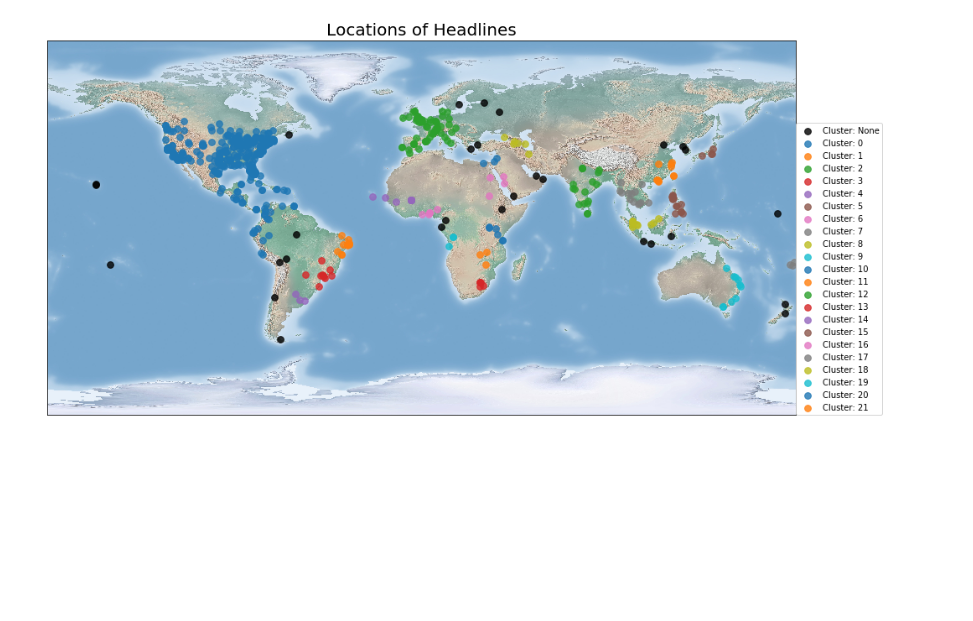
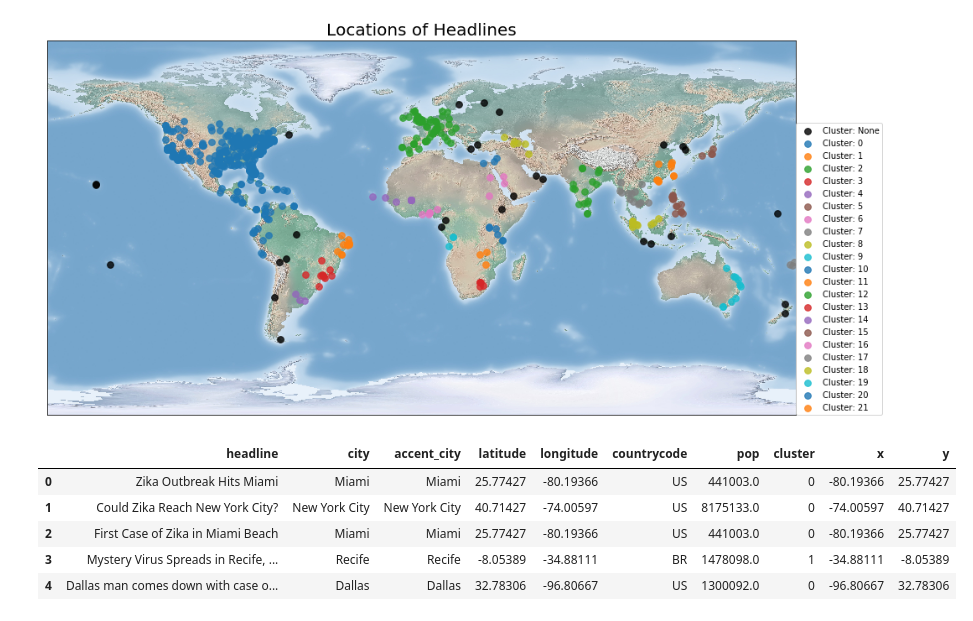
Before and after one commit to liuxiangfeng/discovering-disease-outbreaks, a Jupyter notebook: 3_Clustering_Headlines_on_Location.ipynb, the cells around one changed output. Cells and saved outputs as stored; diff of their text form; code cells hidden in the pictures; blank space fills up the shorter version.

```diff
--- a/3_Clustering_Headlines_on_Location.ipynb
+++ b/3_Clustering_Headlines_on_Location.ipynb
@@ -133,3 +133,12 @@ plot_clusters(loc_data)
 plt.savefig('./figs/DBSCAN_manhattan_clustering_map.png')
 # %% [output]
 [figure]
+# %%
+loc_data.head()
+# %% [output]
+|  | headline | city | accent_city | latitude | longitude | countrycode | pop | cluster | x | y |
+| 0 | Zika Outbreak Hits Miami | Miami | Miami | 25.77427 | -80.19366 | US | 441003.0 | 0 | -80.19366 | 25.77427 |
+| 1 | Could Zika Reach New York City? | New York City | New York City | 40.71427 | -74.00597 | US | 8175133.0 | 0 | -74.00597 | 40.71427 |
+| 2 | First Case of Zika in Miami Beach | Miami | Miami | 25.77427 | -80.19366 | US | 441003.0 | 0 | -80.19366 | 25.77427 |
+| 3 | Mystery Virus Spreads in Recife, ... | Recife | Recife | -8.05389 | -34.88111 | BR | 1478098.0 | 1 | -34.88111 | -8.05389 |
+| 4 | Dallas man comes down with case o... | Dallas | Dallas | 32.78306 | -96.80667 | US | 1300092.0 | 0 | -96.80667 | 32.78306 |
```
Also changed, not shown: parts of 1 cell of this notebook.
